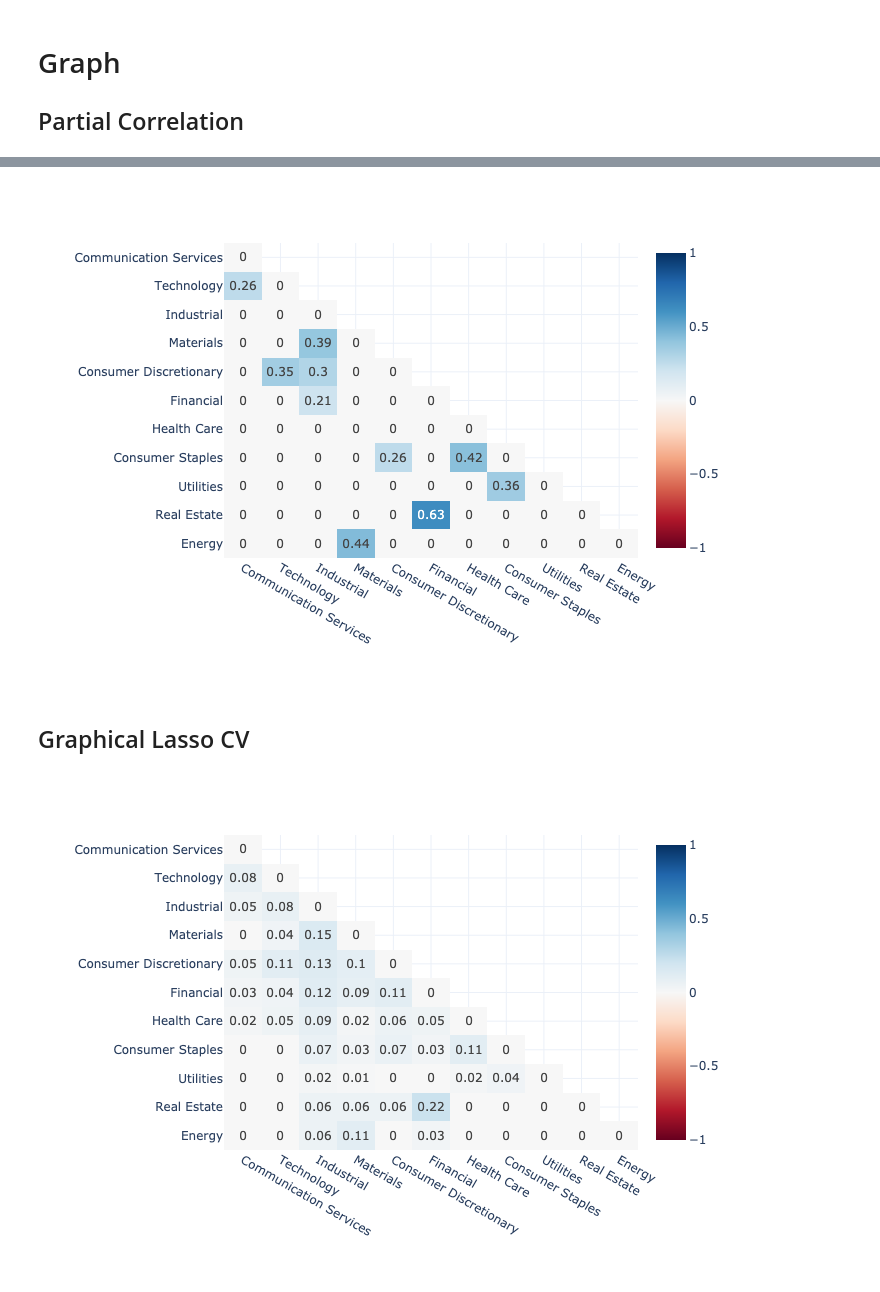
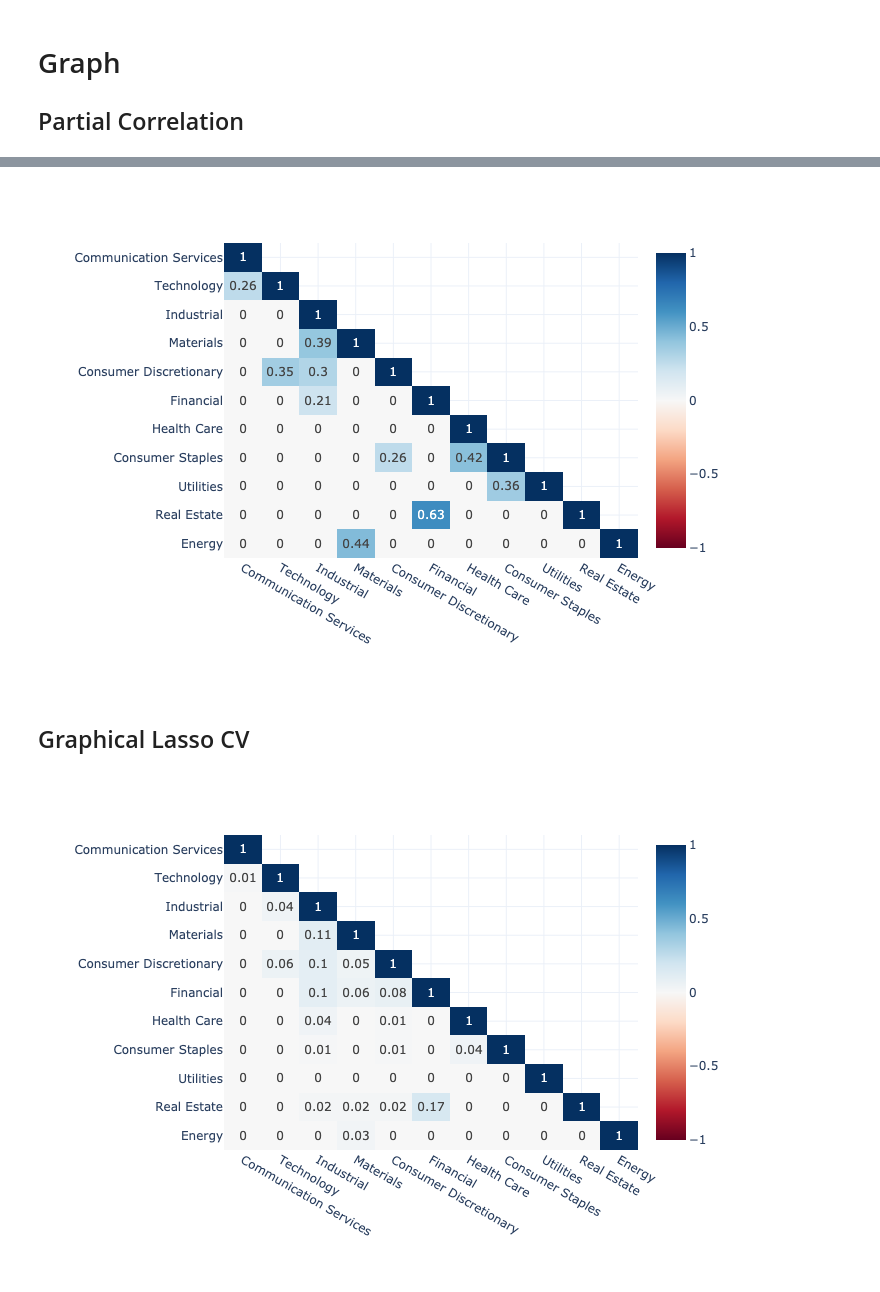
Before and after one commit to MegaCookies88/MSc.-Thesis-EVT-SP500, a Jupyter notebook: Jupyter_Notebooks/EPCA.ipynb, the cells around one changed output, grey strips where cells are left out. Saved outputs shown, nothing was run; the diff lists cells and outputs as text; code cells hidden in the pictures.

```diff
--- a/Jupyter_Notebooks/EPCA.ipynb
+++ b/Jupyter_Notebooks/EPCA.ipynb
@@ -286,7 +286,7 @@ def part_corr(S):
     G = -d.dot(D).dot(d)
 
     for i in range(len(G)):
-        G.iloc[i,i] = 0
+        G.iloc[i,i] = 1
 
     return G
 # %%
@@ -326,17 +326,17 @@ fig = plot_g(G,0.2)
 #fig.write_image('../figures/graph_mx.jpeg', scale=2)
 fig.show()
 # %% [output]
-[figure, old version]
+[figure, new version]
 # %% [markdown]
 ## Graphical Lasso CV
 # %%
 from sklearn.covariance import graphical_lasso
 
-cov, prec = graphical_lasso(emp_cov=np.array(S), alpha=0.7)
+cov, prec = graphical_lasso(emp_cov=np.array(S), alpha=0.8)
 cov = pd.DataFrame(cov, index=S.index, columns=S.columns)
 prec = pd.DataFrame(prec, index=S.index, columns=S.columns)
 
-G_glasso = part_corr(cov)
+G_glasso = part_corr(cov).round(2)
 plot_g(G_glasso)
 # %% [output]
-[figure, old version]
+[figure, new version]
```
Also changed, not shown: parts of 7 cells of this notebook.
